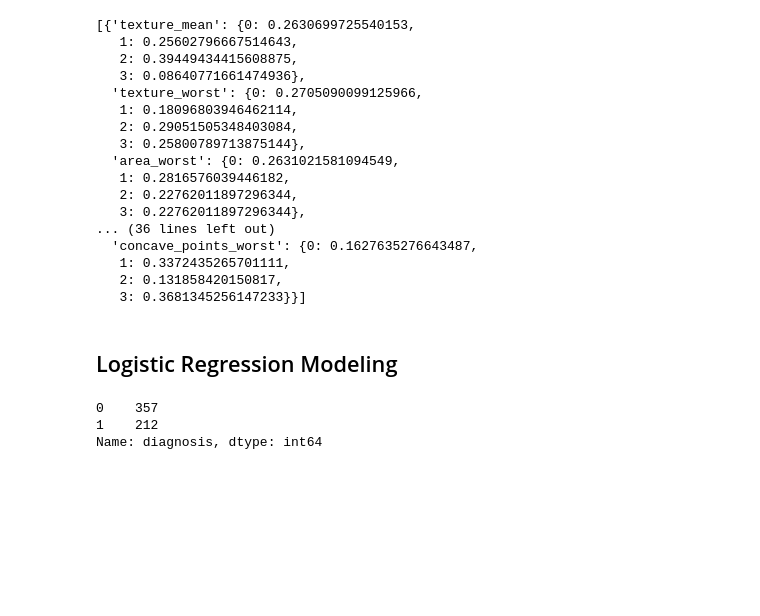
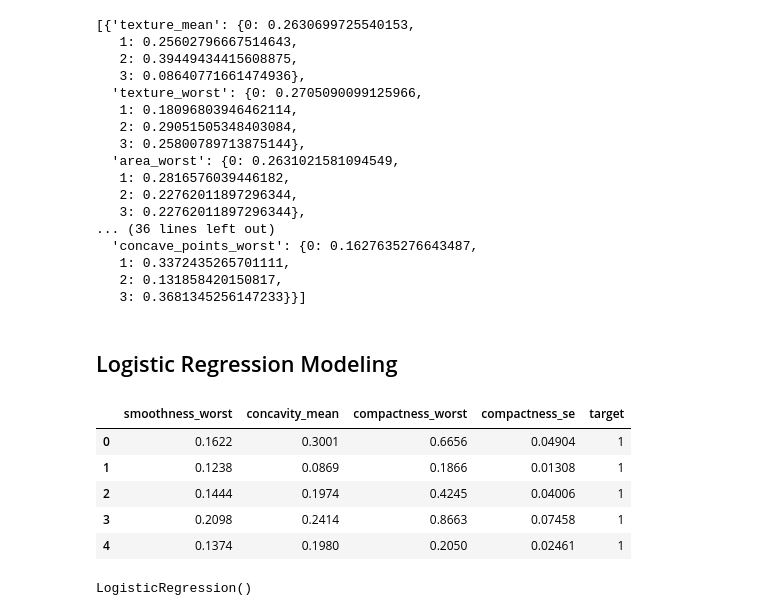
Before and after one commit to benbel376/causal_graph, a Jupyter notebook: notebooks/modeling.ipynb, the cells around one changed output. Cells and saved outputs as stored; diff of their text form; code cells hidden in the pictures; blank space fills up the shorter version.

Commit message:
compare models

```diff
--- a/notebooks/modeling.ipynb
+++ b/notebooks/modeling.ipynb
@@ -314,3 +311,8 @@ compact_feats = selected_feat[parents]
+# %%
+# creating compact dataset
+compact_feats = selected_feat[parents]
+compact_data = compact_feats.copy()
+compact_data["target"] = pure_df["target"]
 # %%
 from causalnex.discretiser.discretiser_strategy import (
     DecisionTreeSupervisedDiscretiserMethod,
@@ -392,13 +394,12 @@ marginals
    3: 0.3681345256147233}}]
 # %% [markdown]
 ## Logistic Regression Modeling
-# %%
-from sklearn.model_selection import train_test_split
-from logesticRegressionModel import LogesticRegressionModel
-
-y = target_df.map(lambda x: 1 if x == "M" else  0)
-y.value_counts()
-# %% [output]
-0    357
-1    212
-Name: diagnosis, dtype: int64
+# %%
+compact_data.head()
+# %% [output]
+|  | smoothness_worst | concavity_mean | compactness_worst | compactness_se | target |
+| 0 | 0.1622 | 0.3001 | 0.6656 | 0.04904 | 1 |
+| 1 | 0.1238 | 0.0869 | 0.1866 | 0.01308 | 1 |
+| 2 | 0.1444 | 0.1974 | 0.4245 | 0.04006 | 1 |
+| 3 | 0.2098 | 0.2414 | 0.8663 | 0.07458 | 1 |
+| 4 | 0.1374 | 0.1980 | 0.2050 | 0.02461 | 1 |
@@ -405,7 +415,9 @@ Name: diagnosis, dtype: int64
 # %%
-X_train, X_test, y_train, y_test = train_test_split(X, y, test_size=0.3, random_state=0)
+X_train, X_test, y_train, y_test = train_test_split(X, Y, test_size=0.3, random_state=0)
 logreg = LogisticRegression()
 logreg.fit(X_train, y_train)
+# %% [output]
+LogisticRegression()
 # %%
 y_pred = logreg.predict(X_test)
 print('Accuracy of logistic regression classifier on test set: {:.2f}'.format(logreg.score(X_test, y_test)))
```
Also changed, not shown: parts of 10 cells of this notebook.
